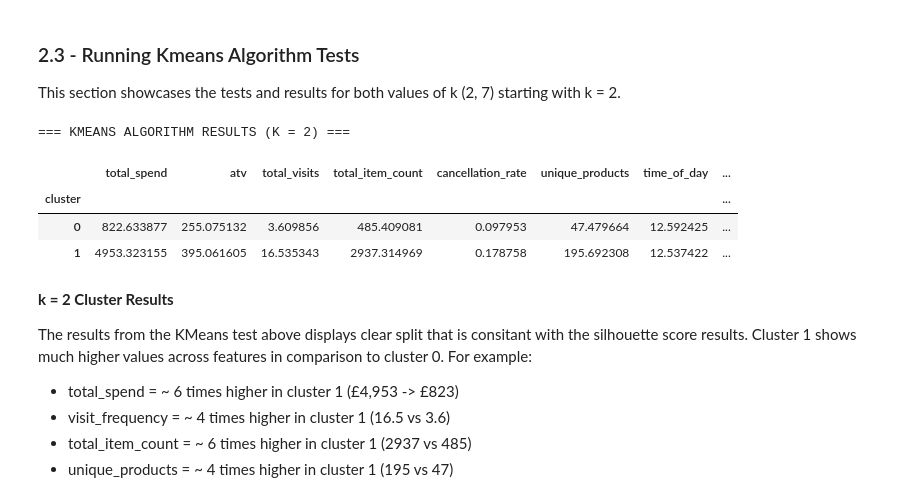
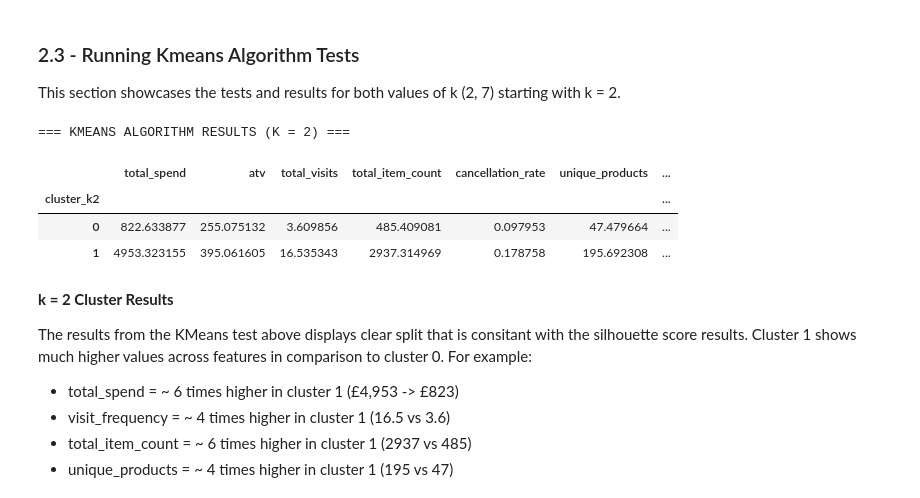
Before and after one commit to calAshy/theCoffeeCo, a Jupyter notebook: 1_Code/ml_pipeline.ipynb, the cells around one changed output. Drawn from its saved outputs; the diff is of its cells as text; code cells hidden in the pictures.

```diff
--- a/1_Code/ml_pipeline.ipynb
+++ b/1_Code/ml_pipeline.ipynb
@@ -443,20 +451,20 @@ This section showcases the tests and results for both values of k (2, 7) startin
 # %%
 # Initilise a K-means model using 2 clusters (dominant split test)
 Kmeans_two = KMeans(n_clusters=2, random_state=42, n_init=10)
 # Fit the model to the scaled retail data - assinging customers a value (0,1)
 labels2 = Kmeans_two.fit_predict(retail_scaled)
 
 # Add the cluster labels into the dataset corresponding each customer with their value:
-retail_features['cluster'] = labels2
+retail_features['cluster_k2'] = labels2
 print("=== KMEANS ALGORITHM RESULTS (K = 2) ===")
 # Groupby averages the customers within each cluster value for each feature and returns the mean.
-retail_features.groupby('cluster')[feature_cols].mean()
+retail_features.groupby('cluster_k2')[feature_cols].mean()
 # %% [output]
 === KMEANS ALGORITHM RESULTS (K = 2) ===
-|  | total_spend | atv | total_visits | total_item_count | cancellation_rate | unique_products | time_of_day | ... |
-| cluster |  |  |  |  |  |  |  | ... |
-| 0 | 822.633877 | 255.075132 | 3.609856 | 485.409081 | 0.097953 | 47.479664 | 12.592425 | ... |
-| 1 | 4953.323155 | 395.061605 | 16.535343 | 2937.314969 | 0.178758 | 195.692308 | 12.537422 | ... |
+|  | total_spend | atv | total_visits | total_item_count | cancellation_rate | unique_products | ... |
+| cluster_k2 |  |  |  |  |  |  | ... |
+| 0 | 822.633877 | 255.075132 | 3.609856 | 485.409081 | 0.097953 | 47.479664 | ... |
+| 1 | 4953.323155 | 395.061605 | 16.535343 | 2937.314969 | 0.178758 | 195.692308 | ... |
 # %% [markdown]
 **k = 2 Cluster Results**
 
```
Also changed, not shown: parts of 17 cells of this notebook.
